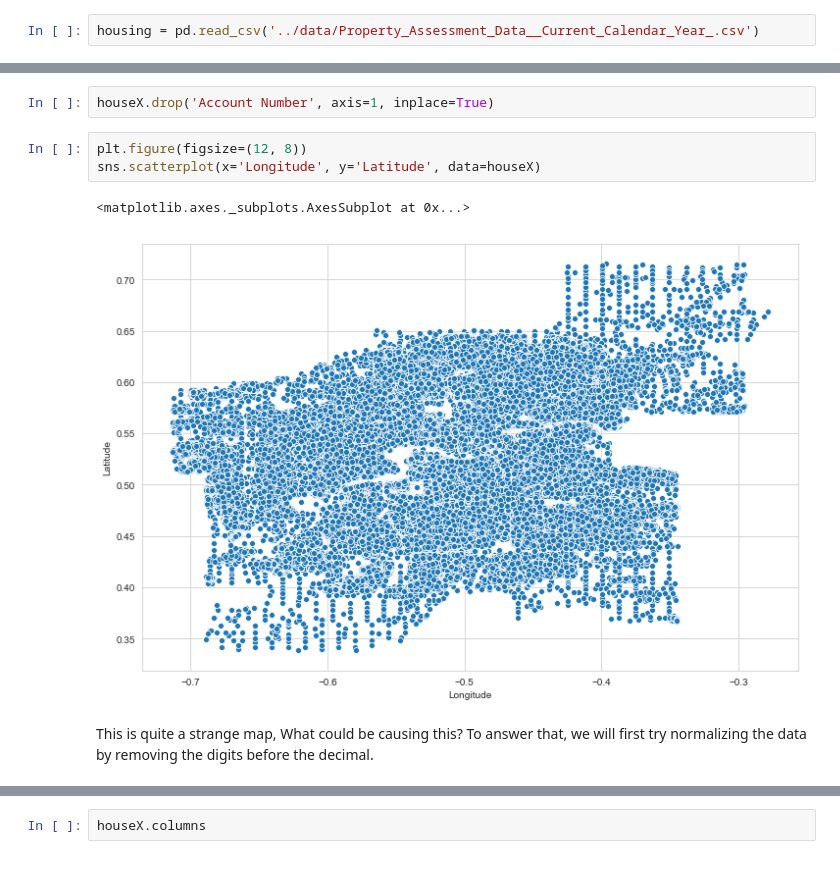
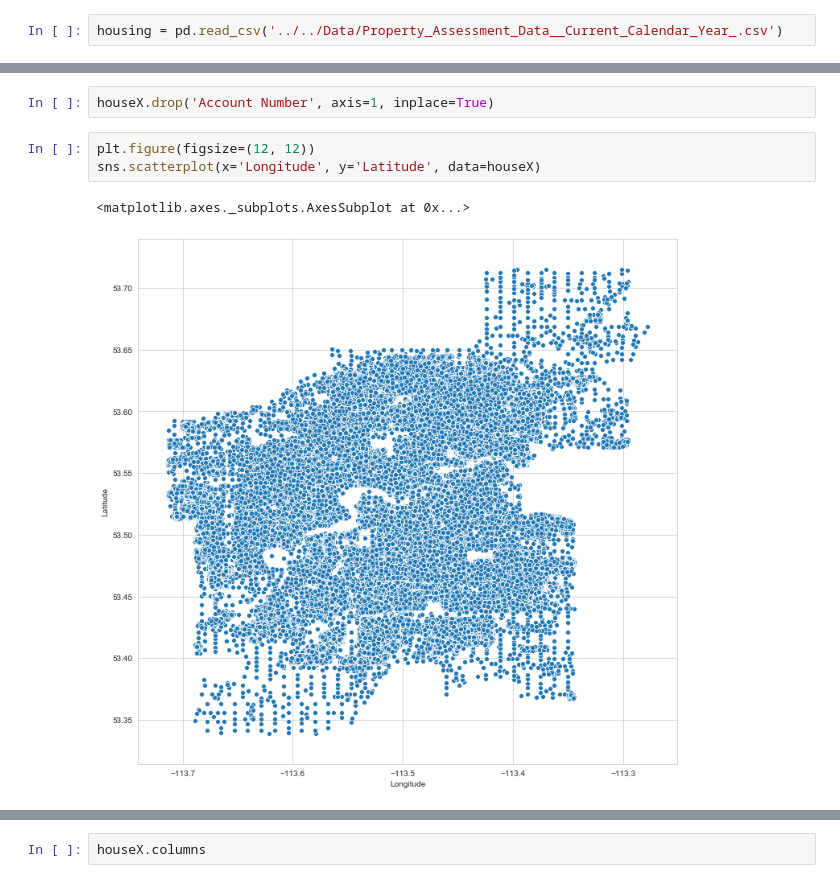
Before and after one commit to psaunderualberta/DataScienceProjects, a Jupyter notebook: Edmonton Housing Data.ipynb, the cells around one changed output, grey strips where cells are left out. Cells and saved outputs as stored; diff of their text form.

```diff
--- a/Edmonton Housing Data.ipynb
+++ b/Edmonton Housing Data.ipynb
@@ -6,7 +6,7 @@ import seaborn as sns
 %matplotlib inline
 sns.set_style('whitegrid')
 # %%
-housing = pd.read_csv('../data/Property_Assessment_Data__Current_Calendar_Year_.csv')
+housing = pd.read_csv('../../Data/Property_Assessment_Data__Current_Calendar_Year_.csv')
 # %%
 housing.head()
 # %% [output]
@@ -88,11 +88,8 @@ Since there is a unique account number for every row, we will drop that part.
 # %%
 houseX.drop('Account Number', axis=1, inplace=True)
 # %%
-plt.figure(figsize=(12, 8))
+plt.figure(figsize=(12, 12))
 sns.scatterplot(x='Longitude', y='Latitude', data=houseX)
 # %% [output]
 <matplotlib.axes._subplots.AxesSubplot at 0x...>
-[figure, old version]
+[figure, new version]
-# %% [markdown]
-This is quite a strange map, What could be causing this?
-To answer that, we will first try normalizing the data by removing the digits before the decimal.
```
Also changed, not shown: parts of 26 cells of this notebook.
